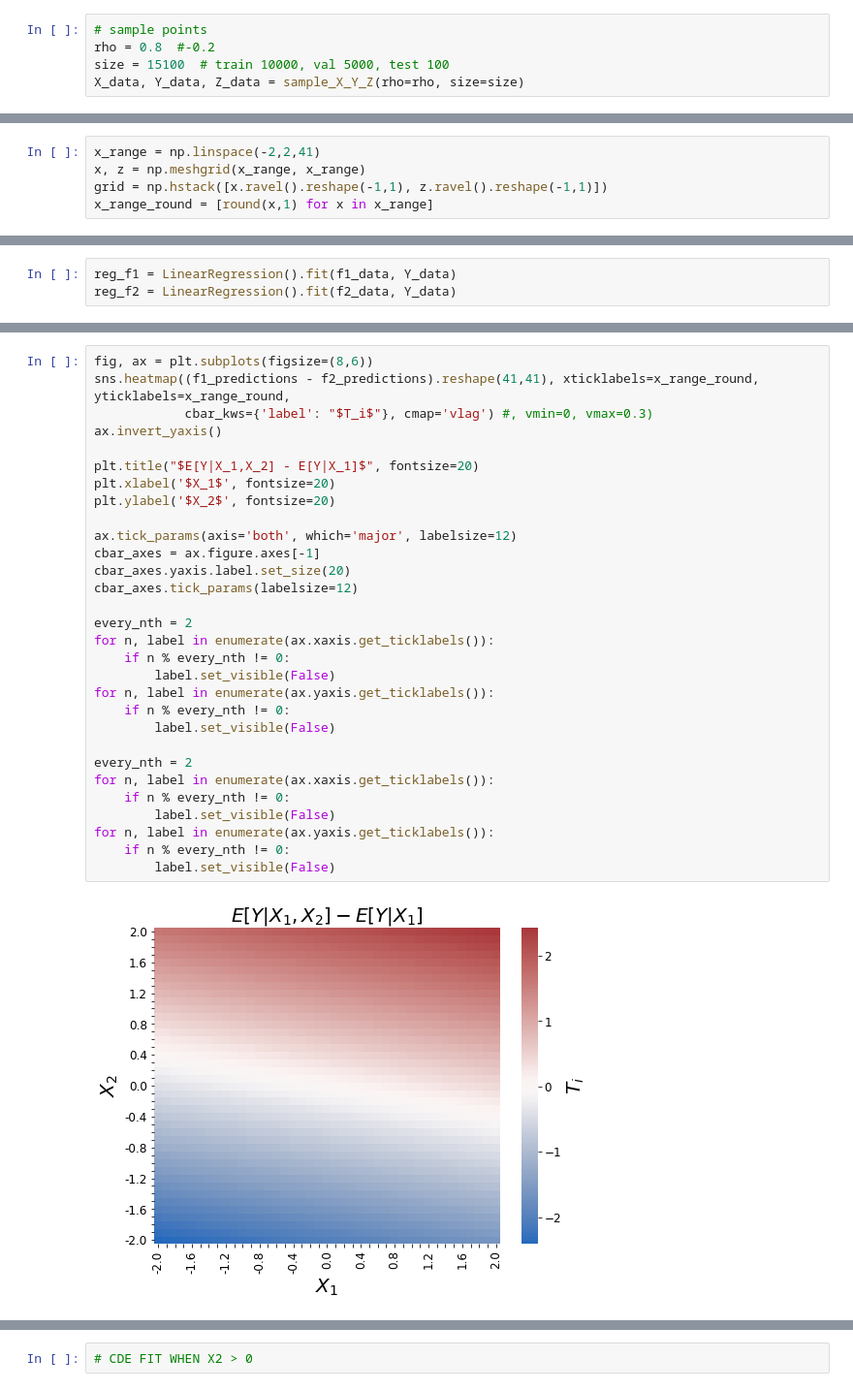
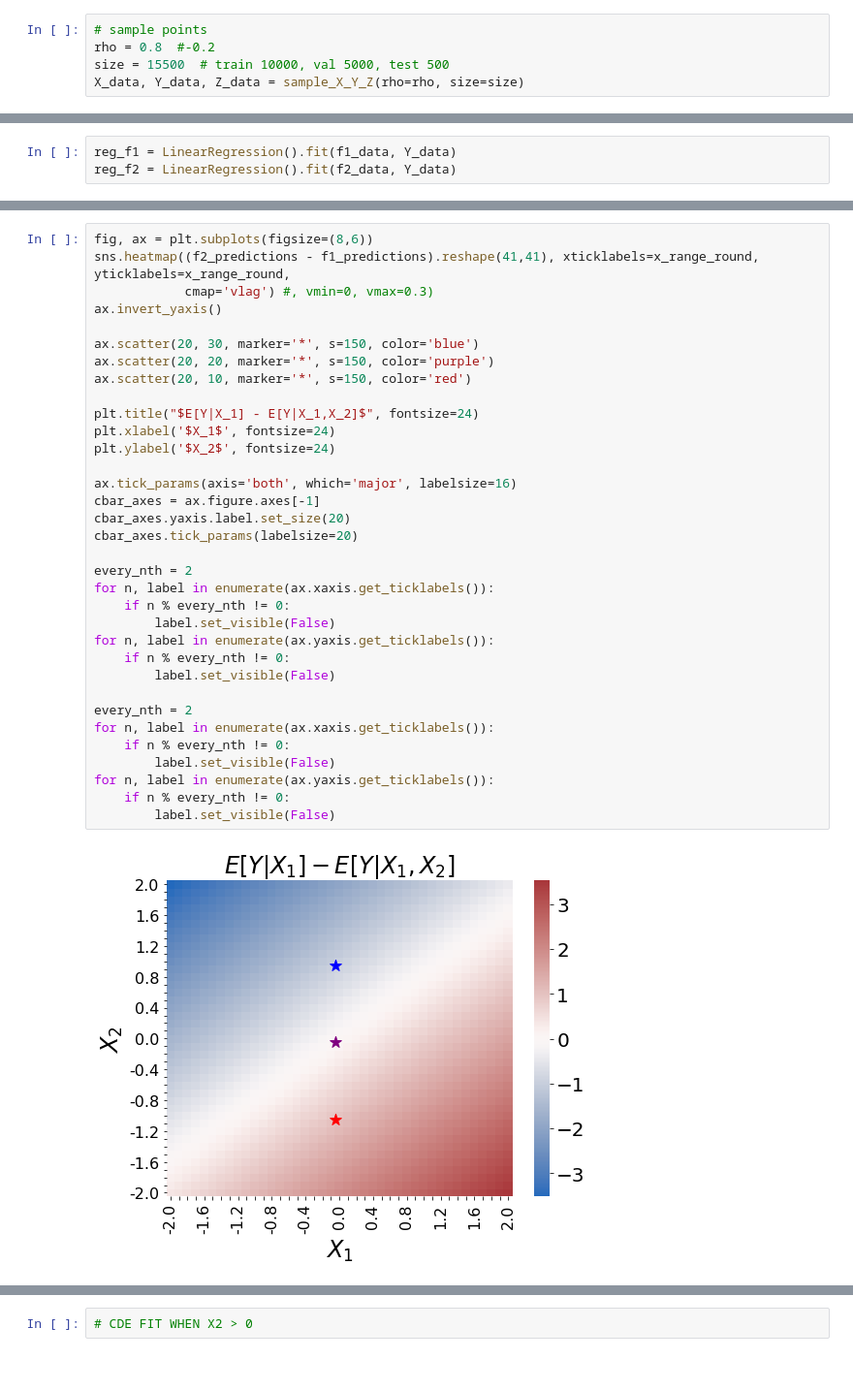
Before and after one commit to zhao-david/CDE-diagnostics, a Jupyter notebook: toy_example_1_v2.ipynb, the cells around one changed output, grey strips where cells are left out. Shown at 97% size. Cells and saved outputs as stored; diff of their text form.

Commit message:
variable selection problem, new plots

```diff
--- a/toy_example_1_v2.ipynb
+++ b/toy_example_1_v2.ipynb
@@ -38,7 +38,7 @@ def get_true_conditional_dist(X, Z, std=1):
 # %%
 # sample points
 rho = 0.8  #-0.2
-size = 15100  # train 10000, val 5000, test 100
+size = 15500  # train 10000, val 5000, test 500
 X_data, Y_data, Z_data = sample_X_Y_Z(rho=rho, size=size)
 # %%
 plt.scatter(X_data, Z_data)
@@ -266,5 +278,0 @@ alpha = 0.2
-# %%
-x_range = np.linspace(-2,2,41)
-x, z = np.meshgrid(x_range, x_range)
-grid = np.hstack([x.ravel().reshape(-1,1), z.ravel().reshape(-1,1)])
-x_range_round = [round(x,1) for x in x_range]
@@ -1057,35 +831,39 @@ array([-1.62799961, -1.54665071, -1.4653018 , ...,  1.46325892,
 # %%
 fig, ax = plt.subplots(figsize=(8,6))
-sns.heatmap((f1_predictions - f2_predictions).reshape(41,41), xticklabels=x_range_round, yticklabels=x_range_round,
-            cbar_kws={'label': "$T_i$"}, cmap='vlag') #, vmin=0, vmax=0.3)
+sns.heatmap((f2_predictions - f1_predictions).reshape(41,41), xticklabels=x_range_round, yticklabels=x_range_round,
+            cmap='vlag') #, vmin=0, vmax=0.3)
 ax.invert_yaxis()
 
-plt.title("$E[Y|X_1,X_2] - E[Y|X_1]$", fontsize=20)
-plt.xlabel('$X_1$', fontsize=20)
-plt.ylabel('$X_2$', fontsize=20)
+ax.scatter(20, 30, marker='*', s=150, color='blue')
+ax.scatter(20, 20, marker='*', s=150, color='purple')
+ax.scatter(20, 10, marker='*', s=150, color='red')
 
-ax.tick_params(axis='both', which='major', labelsize=12)
+plt.title("$E[Y|X_1] - E[Y|X_1,X_2]$", fontsize=24)
+plt.xlabel('$X_1$', fontsize=24)
+plt.ylabel('$X_2$', fontsize=24)
+
+ax.tick_params(axis='both', which='major', labelsize=16)
 cbar_axes = ax.figure.axes[-1]
 cbar_axes.yaxis.label.set_size(20)
-cbar_axes.tick_params(labelsize=12)
+cbar_axes.tick_params(labelsize=20)
 
 every_nth = 2
 for n, label in enumerate(ax.xaxis.get_ticklabels()):
     if n % every_nth != 0:
         label.set_visible(False)
 for n, label in enumerate(ax.yaxis.get_ticklabels()):
     if n % every_nth != 0:
         label.set_visible(False)
 
 every_nth = 2
 for n, label in enumerate(ax.xaxis.get_ticklabels()):
     if n % every_nth != 0:
         label.set_visible(False)
 for n, label in enumerate(ax.yaxis.get_ticklabels()):
     if n % every_nth != 0:
         label.set_visible(False)
 # %% [output]
-[figure, old version]
+[figure, new version]
 # %% [markdown]
 # omitted variable bias
 # $Y \sim N(X_1+X_2,\ \ 1)$
```
Also changed, not shown: parts of 141 cells of this notebook.
